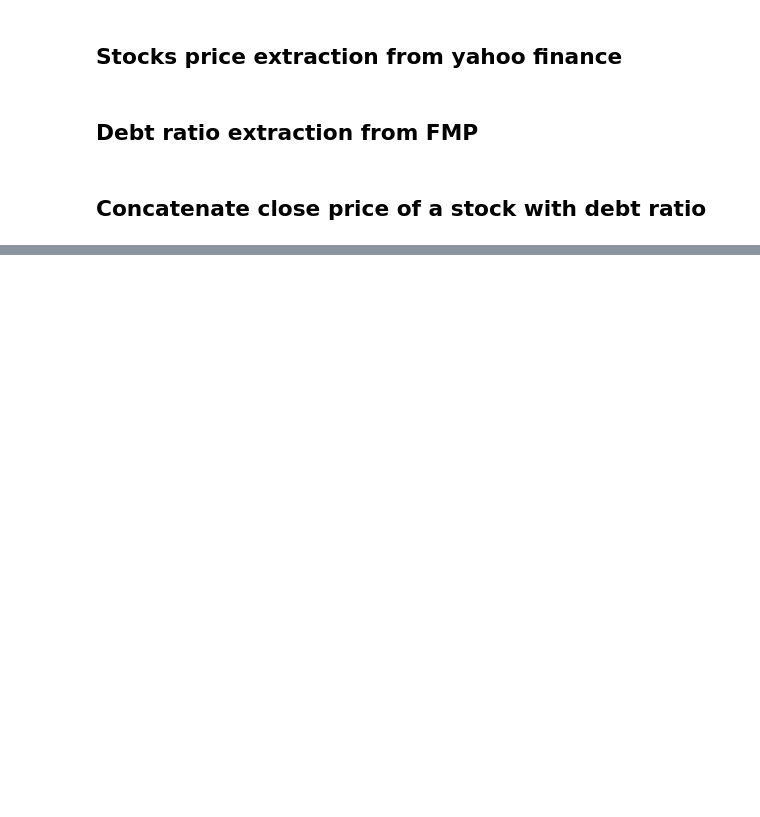
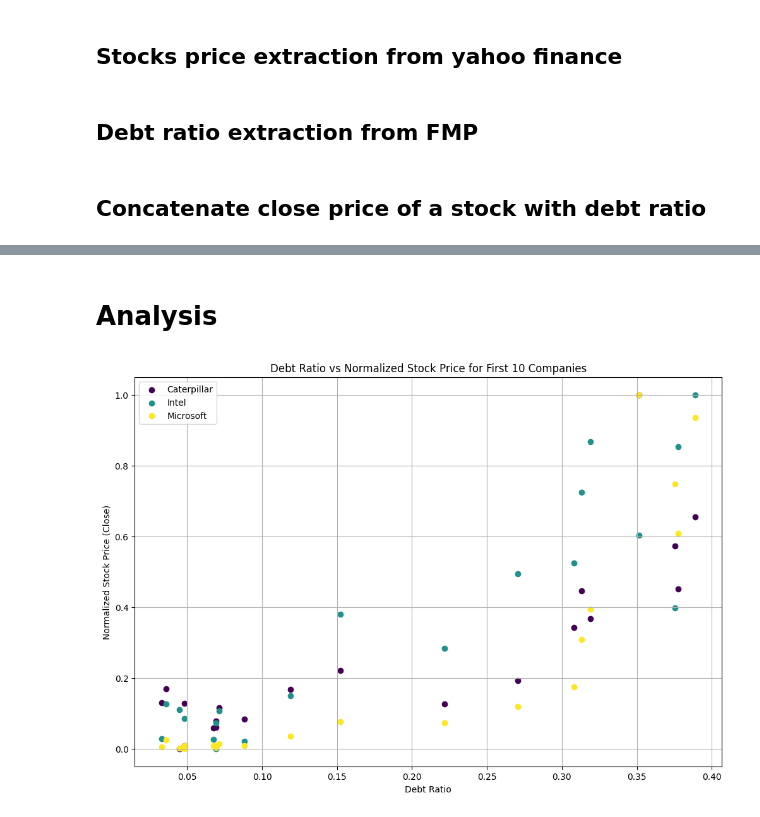
Before and after one commit to dansil2301/stocksDebtRatioResearch, a Jupyter notebook: ResearchStockDebtRatio.ipynb, the cells around one changed output, grey strips where cells are left out. Cells and saved outputs as stored; diff of their text form; code cells hidden in the pictures; blank space fills up the shorter version.

Commit message:
added some basic analysis to the research

```diff
--- a/ResearchStockDebtRatio.ipynb
+++ b/ResearchStockDebtRatio.ipynb
@@ -66,14 +109,13 @@ for company in us_stocks.iterrows():
 
         stocks['Date'] = pd.to_datetime(stocks['Date'], utc=True).dt.date
         debt['Date'] = pd.to_datetime(debt['Date']).dt.date
+        debt = debt.sort_values(by='Date', ascending=True)
 
-        combined_data = pd.merge(stocks, debt, on='Date', how='inner')
-        combined_data = combined_data.dropna()
-
-        only_close_debt = combined_data[['Date', 'Close', 'DebtRatio']]
+        combined_data = merge_with_flexible_dates(stocks, debt, day_range=2)
+        only_close_debt = combined_data.dropna()
 
         if not only_close_debt.empty:
-            print(ticker)
+            print(ticker, company[1]['name'])
             only_close_debt.to_csv(f"companies/combined/{company[1]['name']}-{ticker}.csv", index=False)
     except Exception as e:
         print(e)
@@ -81,0 +173,27 @@ for company in us_stocks.iterrows():
+# %% [markdown]
+# Analysis
+# %%
+import matplotlib.pyplot as plt
+
+analysis_data = pd.read_csv("companies/analysis_data.csv")
+
+unique_companies = analysis_data['Company'].unique()[5:8]  # Get the first 10 unique companies
+colors = plt.cm.viridis(np.linspace(0, 1, len(unique_companies)))  # Generate colors
+
+plt.figure(figsize=(12, 8))
+
+# Step 3: Scatter Plot
+for i, company in enumerate(unique_companies):
+    company_data = analysis_data[analysis_data['Company'] == company]
+    plt.scatter(company_data['Debt'], company_data['Close'],
+                color=colors[i], label=company)
+
+# Step 4: Customize the plot
+plt.title('Debt Ratio vs Normalized Stock Price for First 10 Companies')
+plt.xlabel('Debt Ratio')
+plt.ylabel('Normalized Stock Price (Close)')
+plt.legend()
+plt.grid(True)
+plt.show()
+# %% [output]
+[figure, added]
```
Also changed, not shown: parts of 7 cells of this notebook, 1 other file.
